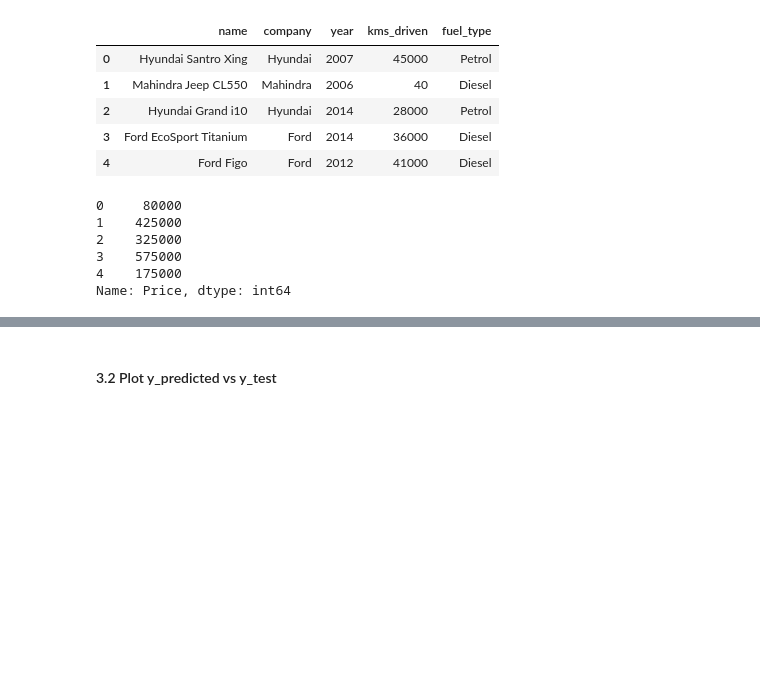
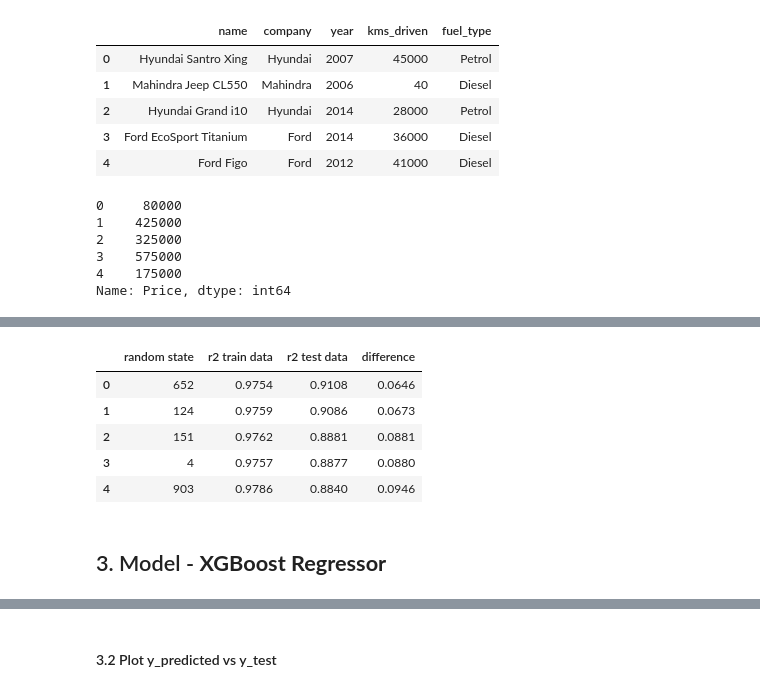
Before and after one commit to krishnarajpatil/Car_Price_Predictor, a Jupyter notebook: notebook/2. MODEL TRAINING.ipynb, the cells around one changed output, grey strips where cells are left out. Saved outputs shown, nothing was run; the diff lists cells and outputs as text; code cells hidden in the pictures; blank space fills up the shorter version.

```diff
--- a/notebook/2. MODEL TRAINING.ipynb
+++ b/notebook/2. MODEL TRAINING.ipynb
@@ -285,0 +242,52 @@ print(r2_score(y_test, y_test_pred))
+# %%
+rand_state_ = []
+r2_train_list_ =[]
+r2_test_list_ =[]
+
+for i in range(1000):
+    # Training & Testing Dataset preparation
+    x_train,x_test,y_train,y_test=train_test_split(x,y,test_size=0.2, random_state=i)
+
+    # Making pipeline & fitting the model
+    pipe = make_pipeline(column_trans, XGBRegressor())
+    pipe.fit(x_train, y_train)
+
+    # Evaluating prediction
+    y_train_pred = pipe.predict(x_train)
+    y_test_pred = pipe.predict(x_test)
+
+    # calculating r2_score
+    r2_train = r2_score(y_train, y_train_pred)
+    r2_test =r2_score(y_test, y_test_pred)
+
+    rand_state_.append(i)
+    r2_train_list_.append(round(r2_train, 4))
+    r2_test_list_.append(round(r2_test, 4))
+# %%
+new_rand_state_ = []
+new_r2_train_list_ =[]
+new_r2_test_list_ =[]
+for k in range(len(rand_state_)):
+    if (abs(r2_train_list_[k] - r2_test_list_[k]) < 0.1) and (r2_test_list_[k] > 0.8):
+        new_rand_state_.append(rand_state_[k])
+        new_r2_train_list_.append(r2_train_list_[k])
+        new_r2_test_list_.append(r2_test_list_[k])
+
+xgb_model_r2 = {
+                'random state':new_rand_state_,
+                'r2 train data':new_r2_train_list_,
+                'r2 test data':new_r2_test_list_,
+                }
+xgb_model = pd.DataFrame(xgb_model_r2).sort_values(by=['r2 test data'], ascending=False).reset_index(drop=True)
+# %%
+xgb_model['difference'] = abs(xgb_model['r2 train data'] - xgb_model['r2 test data'])
+xgb_model
+# %% [output]
+|  | random state | r2 train data | r2 test data | difference |
+| 0 | 652 | 0.9754 | 0.9108 | 0.0646 |
+| 1 | 124 | 0.9759 | 0.9086 | 0.0673 |
+| 2 | 151 | 0.9762 | 0.8881 | 0.0881 |
+| 3 | 4 | 0.9757 | 0.8877 | 0.0880 |
+| 4 | 903 | 0.9786 | 0.8840 | 0.0946 |
+# %% [markdown]
+## 3. Model - **XGBoost Regressor**
```
Also changed, not shown: parts of 43 cells of this notebook.
